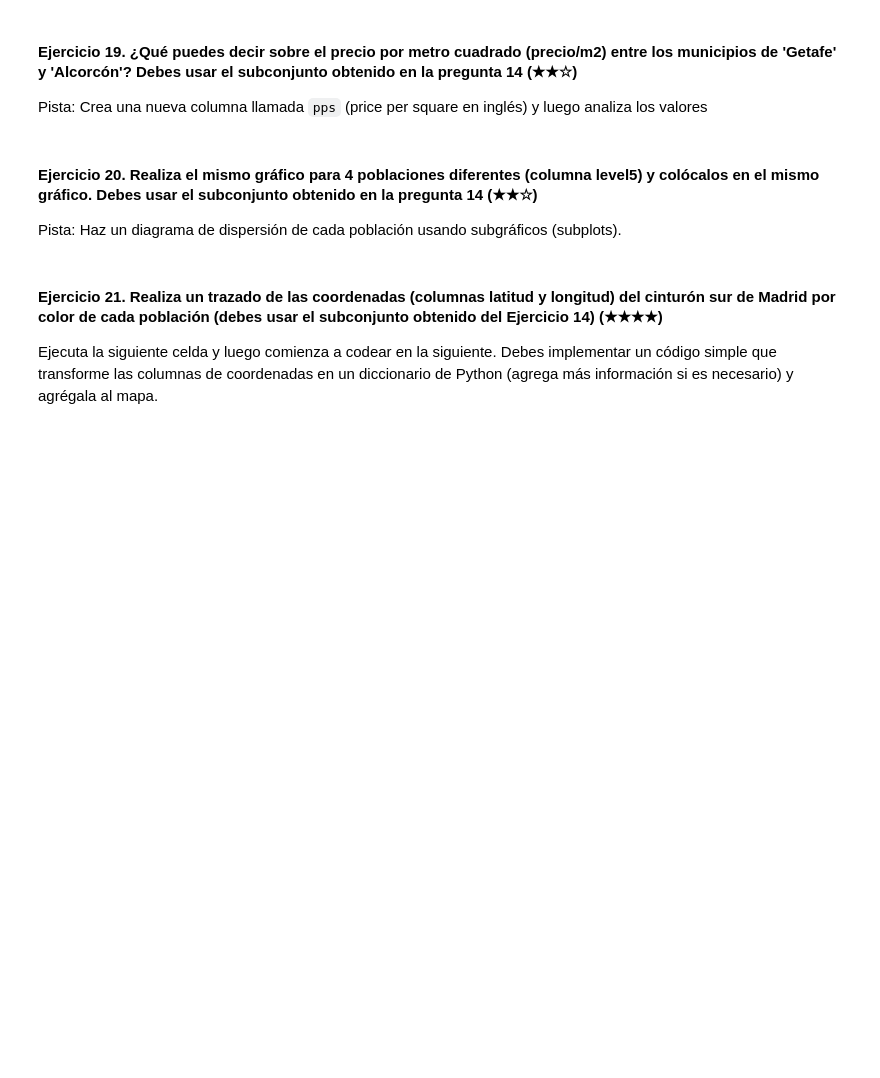
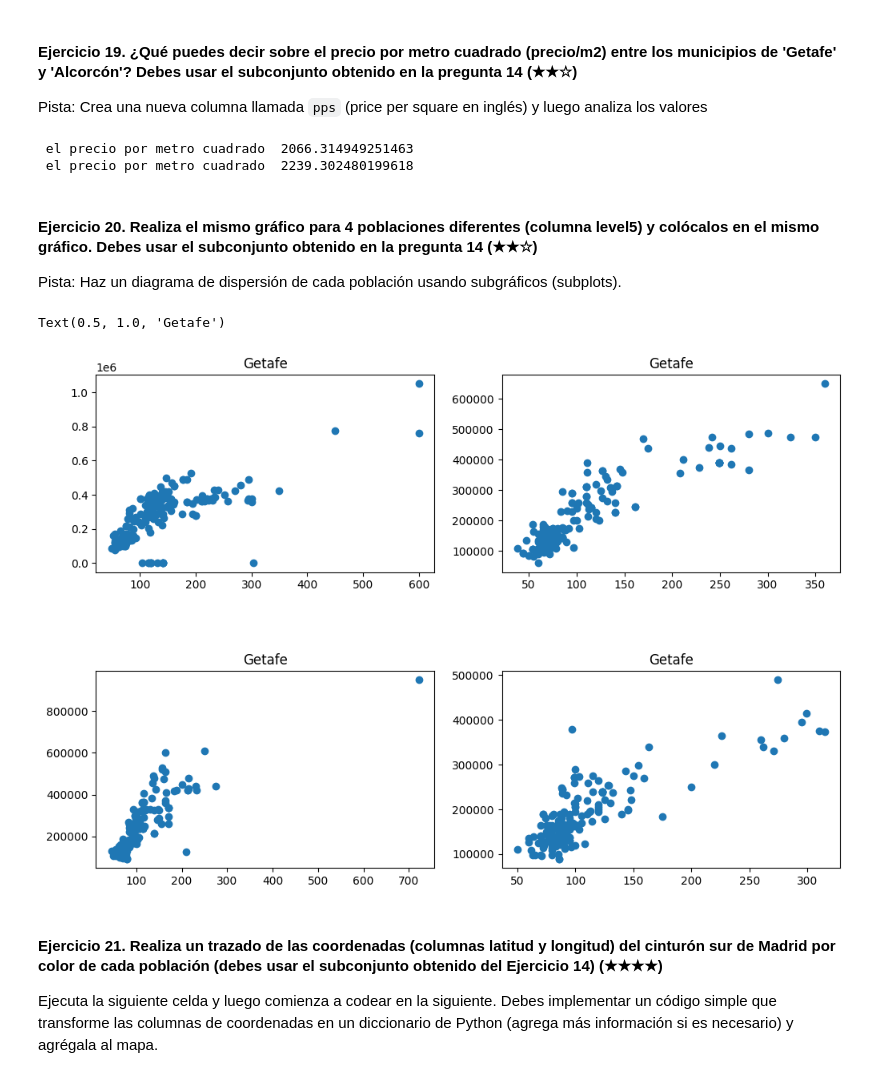
Before and after one commit to monikaguilar/realestate-datacleanup-exercise, a Jupyter notebook: project.es.ipynb, the cells around one changed output. Cells and saved outputs as stored; diff of their text form; code cells hidden in the pictures; blank space fills up the shorter version.

```diff
--- a/project.es.ipynb
+++ b/project.es.ipynb
@@ -416,12 +416,36 @@ plt.show()
 
 Pista: Crea una nueva columna llamada `pps` (price per square en inglés) y luego analiza los valores
 # %%
-# TODO
+poblaciongetafe = ds[ds["level5"]=="Getafe"]["pps"].mean()
+poblacionalcorcon = ds[ds["level5"]=="Alcorcón"]["pps"].mean()
+print(f" el precio por metro cuadrado  {poblaciongetafe}")
+print(f" el precio por metro cuadrado  {poblacionalcorcon}")
+# %% [output]
+ el precio por metro cuadrado  2066.314949251463
+ el precio por metro cuadrado  2239.302480199618
 # %% [markdown]
 #### Ejercicio 20. Realiza el mismo gráfico para 4 poblaciones diferentes (columna level5) y colócalos en el mismo gráfico. Debes usar el subconjunto obtenido en la pregunta 14 (★★☆)
 Pista: Haz un diagrama de dispersión de cada población usando subgráficos (subplots).
 # %%
-# TODO
+poblaciongetafe = ds[ds["level5"]=="Getafe"]
+poblacionAlcorcón = ds[ds["level5"]=="Alcorcón"]
+poblacionFuenlabrada = ds[ds["level5"]=="Fuenlabrada"]
+poblacionLeganés = ds[ds["level5"]=="Leganés"]
+# %%
+fig, axes=plt.subplots(2,2,figsize=(12,8))
+fig.subplots_adjust(hspace=0.5)
+
+axes[0, 0].scatter(poblaciongetafe.surface, poblaciongetafe.price)
+axes[0, 0].set_title('Getafe')
+axes[1, 0].scatter(poblacionAlcorcón.surface, poblacionAlcorcón.price)
+axes[1, 0].set_title('Getafe')
+axes[1, 1].scatter(poblacionFuenlabrada.surface, poblacionFuenlabrada.price)
+axes[1, 1].set_title('Getafe')
+axes[0, 1].scatter(poblacionLeganés.surface, poblacionLeganés.price)
+axes[0, 1].set_title('Getafe')
+# %% [output]
+Text(0.5, 1.0, 'Getafe')
+[figure, added]
 # %% [markdown]
 #### Ejercicio 21. Realiza un trazado de las coordenadas (columnas latitud y longitud) del cinturón sur de Madrid por color de cada población (debes usar el subconjunto obtenido del Ejercicio 14) (★★★★)
 
```
